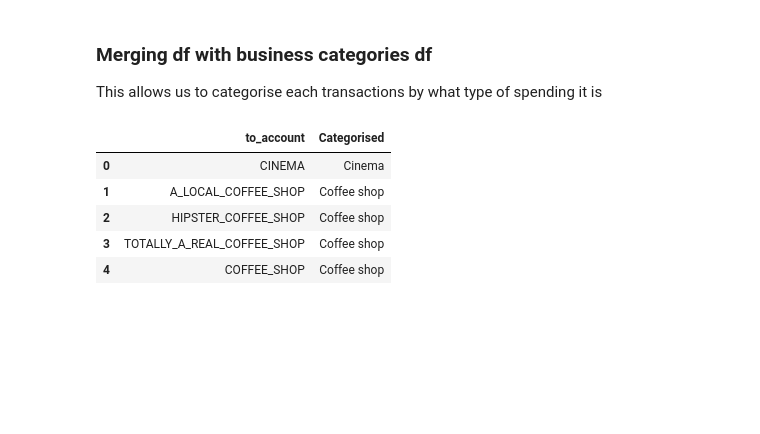
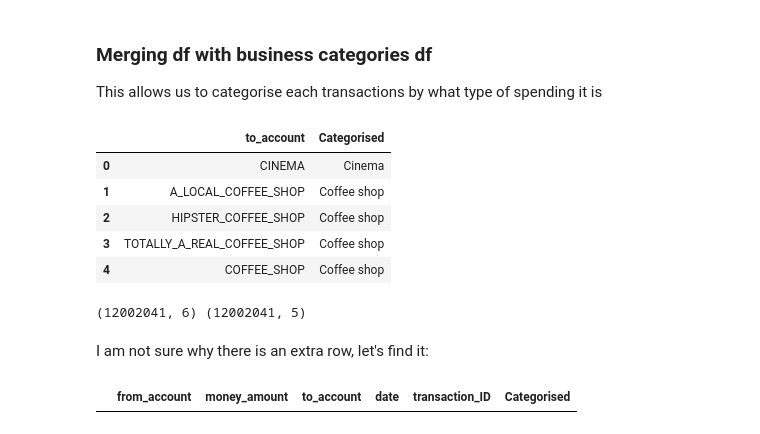
Before and after one commit to qt22010/DSMP-Grp24-, a Jupyter notebook: Sasha/cleaning_forIncomePrediction.ipynb, the cells around one changed output. Drawn from its saved outputs; the diff is of its cells as text; code cells hidden in the pictures; blank space fills up the shorter version.

```diff
--- a/Sasha/cleaning_forIncomePrediction.ipynb
+++ b/Sasha/cleaning_forIncomePrediction.ipynb
@@ -530,3 +530,14 @@ business_categories.head()
 test = pd.merge(df, business_categories, how='outer').sort_values(by=['transaction_ID']).reset_index()
 test['Categorised']= test['Categorised'].fillna('To account')
 test = test.drop('index', axis=1)
+test['transaction_ID'] = test['transaction_ID'].astype(int)
+# %%
+print(np.shape(test), np.shape(df))
+# %% [output]
+(12002041, 6) (12002041, 5)
+# %% [markdown]
+I am not sure why there is an extra row, let's find it:
+# %%
+test[(pd.isna(test.transaction_ID))]
+# %% [output]
+|  | from_account | money_amount | to_account | date | transaction_ID | Categorised |
```
Also changed, not shown: parts of 18 cells of this notebook.
